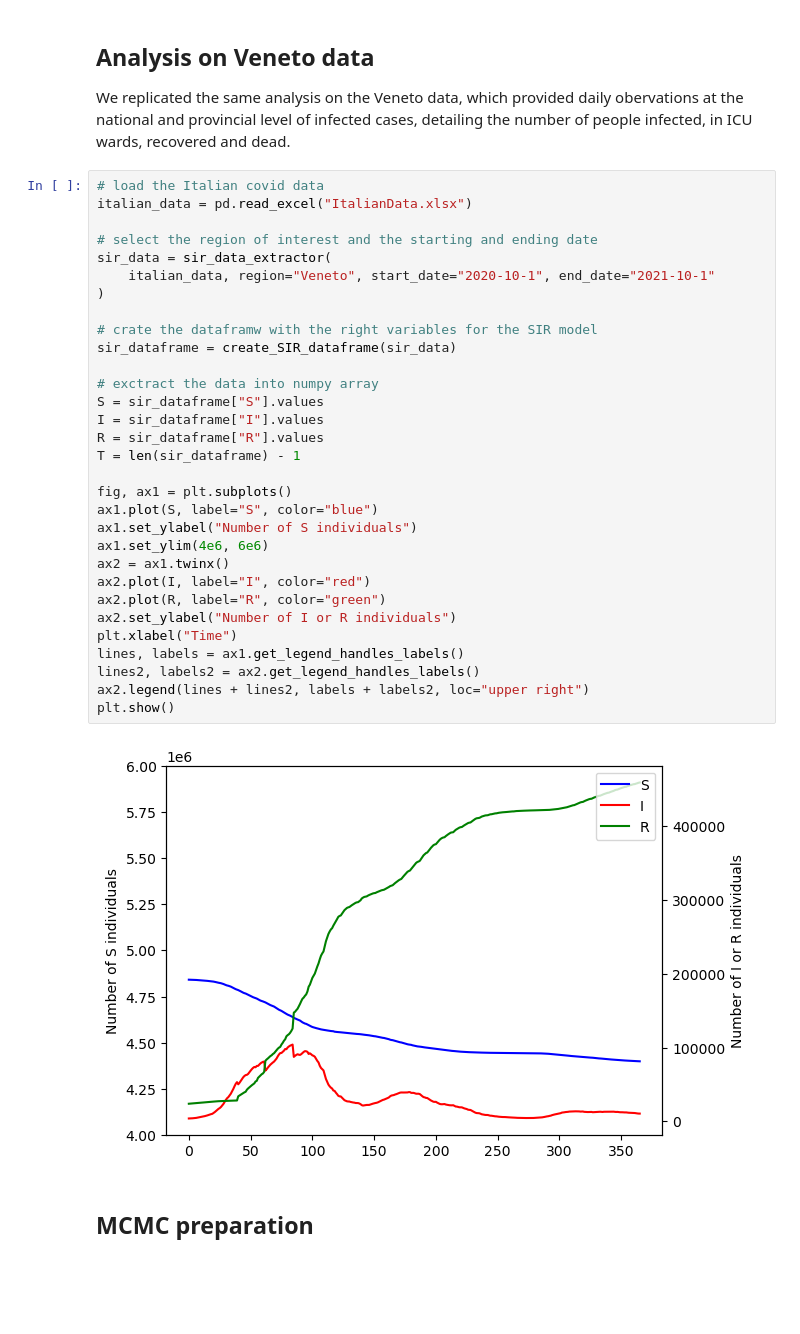
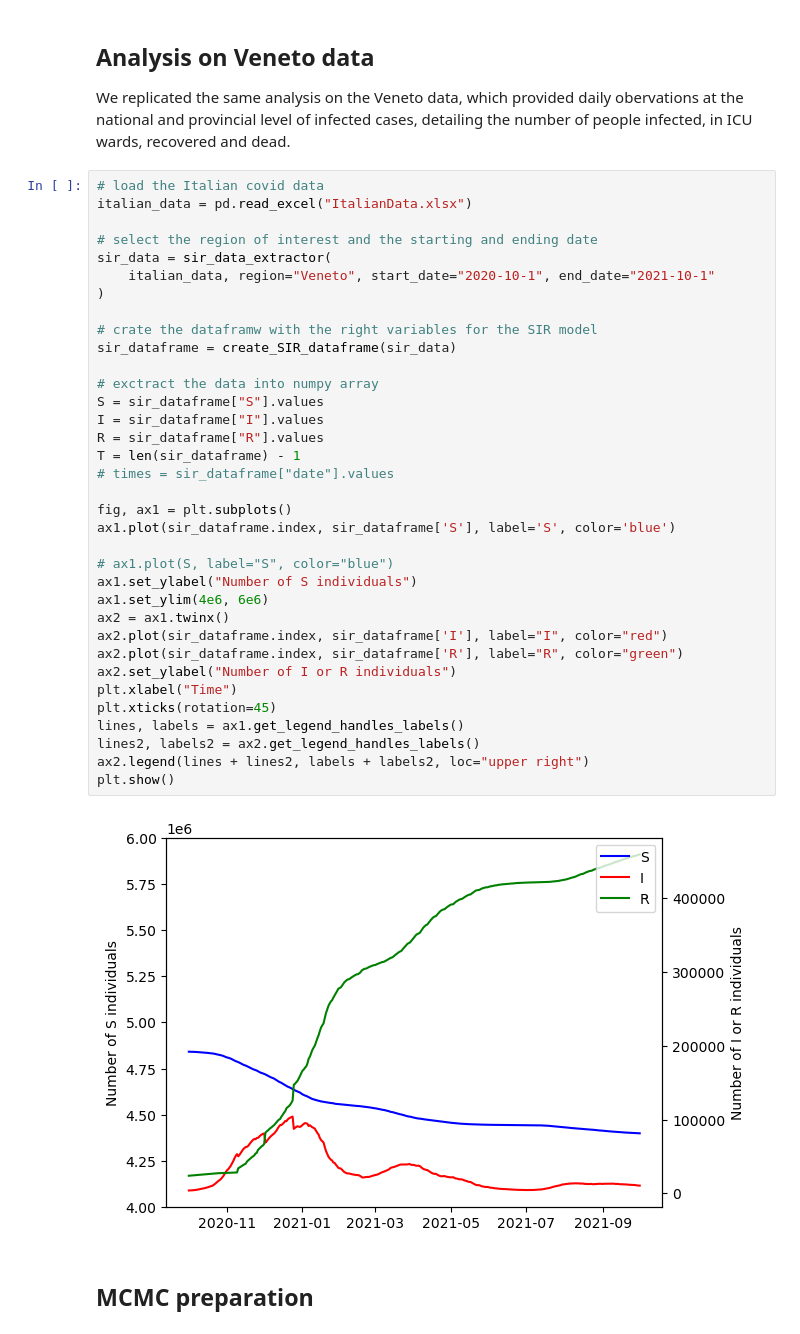
Before and after one commit to threeblueonebrowneyes/bayesian-sir-with-changing-points, a Jupyter notebook: Bayes_SIR.ipynb, the cells around one changed output. Saved outputs shown, nothing was run; the diff lists cells and outputs as text; blank space fills up the shorter version.

Commit message:
Formatting of xaxis with dates

```diff
--- a/Bayes_SIR.ipynb
+++ b/Bayes_SIR.ipynb
@@ -839,36 +839,40 @@ We replicated the same analysis on the Veneto data, which provided daily obervat
 # %%
 # load the Italian covid data
 italian_data = pd.read_excel("ItalianData.xlsx")
 
 # select the region of interest and the starting and ending date
 sir_data = sir_data_extractor(
     italian_data, region="Veneto", start_date="2020-10-1", end_date="2021-10-1"
 )
 
 # crate the dataframw with the right variables for the SIR model
 sir_dataframe = create_SIR_dataframe(sir_data)
 
 # exctract the data into numpy array
 S = sir_dataframe["S"].values
 I = sir_dataframe["I"].values
 R = sir_dataframe["R"].values
 T = len(sir_dataframe) - 1
+# times = sir_dataframe["date"].values
 
 fig, ax1 = plt.subplots()
-ax1.plot(S, label="S", color="blue")
+ax1.plot(sir_dataframe.index, sir_dataframe['S'], label='S', color='blue')
+
+# ax1.plot(S, label="S", color="blue")
 ax1.set_ylabel("Number of S individuals")
 ax1.set_ylim(4e6, 6e6)
 ax2 = ax1.twinx()
-ax2.plot(I, label="I", color="red")
-ax2.plot(R, label="R", color="green")
+ax2.plot(sir_dataframe.index, sir_dataframe['I'], label="I", color="red")
+ax2.plot(sir_dataframe.index, sir_dataframe['R'], label="R", color="green")
 ax2.set_ylabel("Number of I or R individuals")
 plt.xlabel("Time")
+plt.xticks(rotation=45)
 lines, labels = ax1.get_legend_handles_labels()
 lines2, labels2 = ax2.get_legend_handles_labels()
 ax2.legend(lines + lines2, labels + labels2, loc="upper right")
 plt.show()
 # %% [output]
-[figure, old version]
+[figure, new version]
 # %% [markdown]
 ## MCMC preparation
 # %%
```
